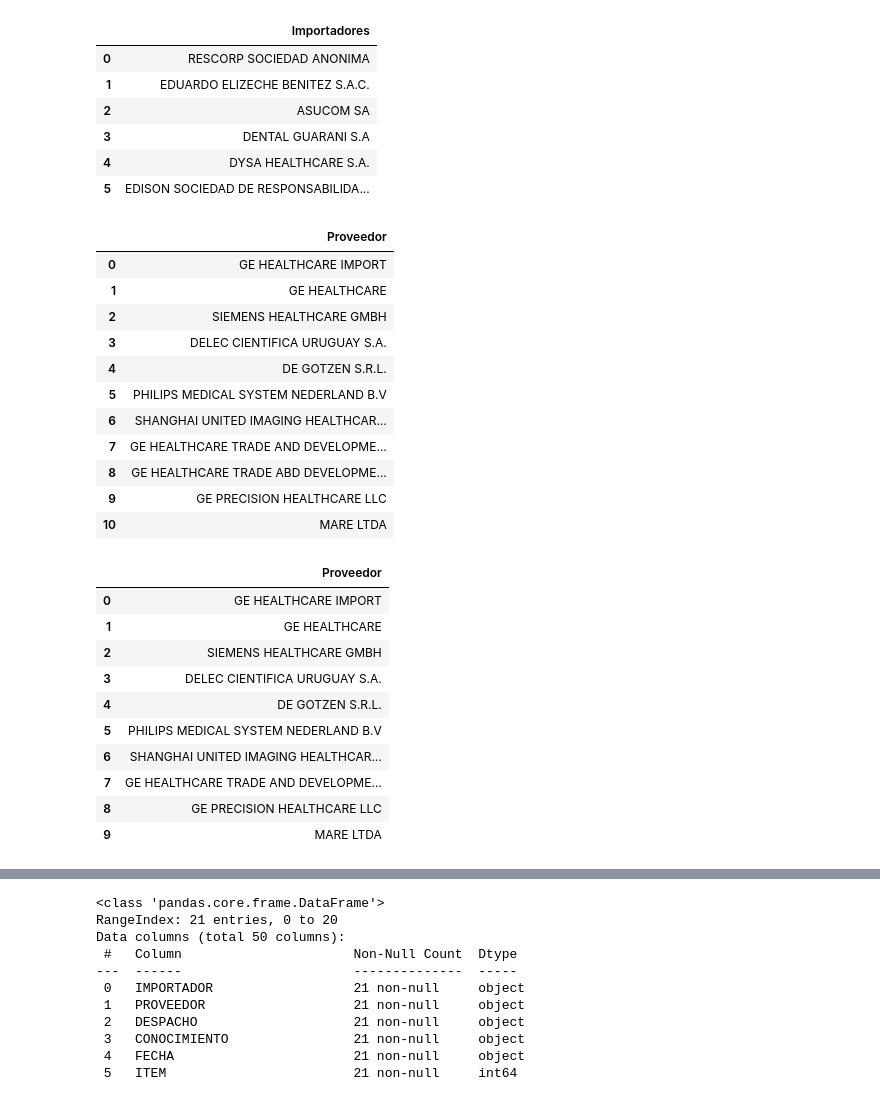
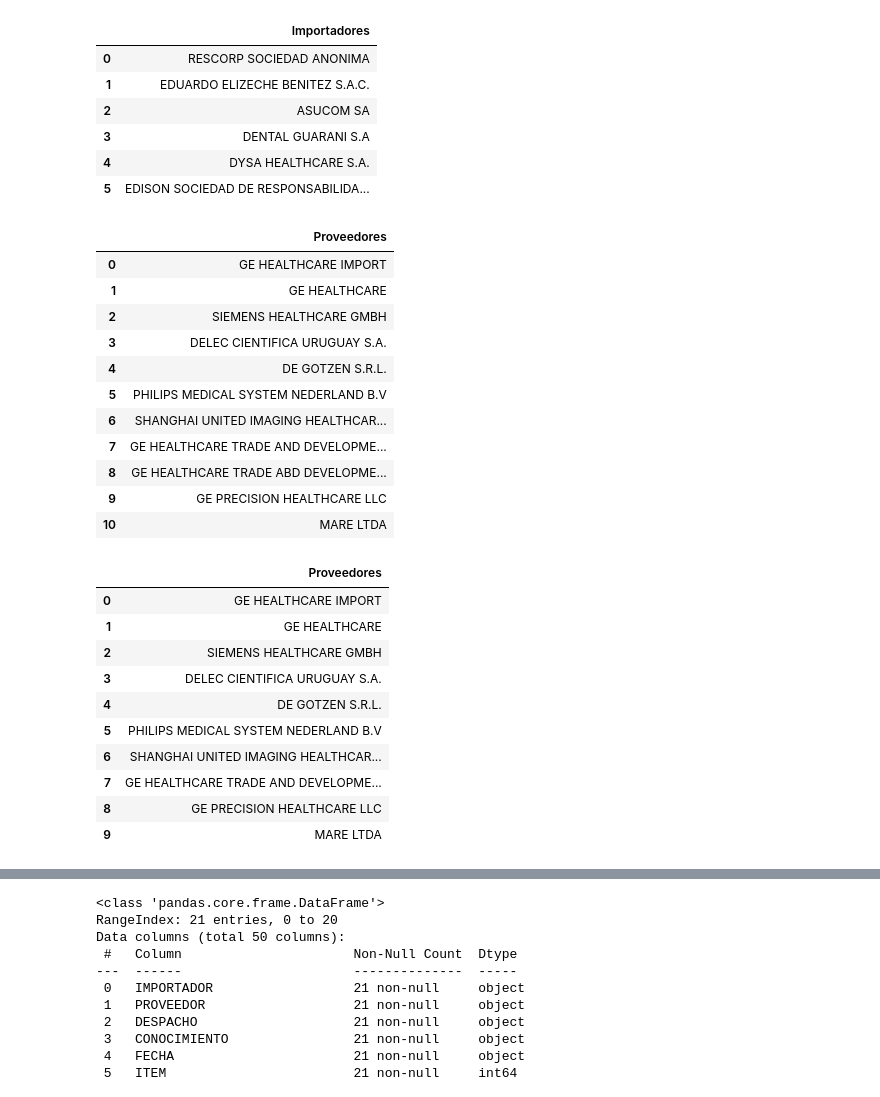
Before and after one commit to christian180492/An-lisis-Importaciones, a Jupyter notebook: Estudio_Importaciones_2022.ipynb, the cells around one changed output, grey strips where cells are left out. Drawn from its saved outputs; the diff is of its cells as text; code cells hidden in the pictures.

```diff
--- a/Estudio_Importaciones_2022.ipynb
+++ b/Estudio_Importaciones_2022.ipynb
@@ -58,9 +58,9 @@ pd.DataFrame(data_TC['IMPORTADOR'].unique(), columns=['Importadores'])
 | 4 | DYSA HEALTHCARE S.A. |
 | 5 | EDISON SOCIEDAD DE RESPONSABILIDA... |
 # %%
-pd.DataFrame(data_TC['PROVEEDOR'].unique(), columns=['Proveedor'])
+pd.DataFrame(data_TC['PROVEEDOR'].unique(), columns=['Proveedores'])
 # %% [output]
-|  | Proveedor |
+|  | Proveedores |
 | 0 | GE HEALTHCARE IMPORT |
 | 1 | GE HEALTHCARE |
 | 2 | SIEMENS HEALTHCARE GMBH |
@@ -75,9 +75,9 @@ pd.DataFrame(data_TC['PROVEEDOR'].unique(), columns=['Proveedor'])
 # %%
 data_TC['PROVEEDOR'] = data_TC['PROVEEDOR'].replace('GE HEALTHCARE TRADE ABD DEVELOPMENT LLC', 'GE HEALTHCARE TRADE AND DEVELOPMENT LLC')
 # %%
-pd.DataFrame(data_TC['PROVEEDOR'].unique(), columns=['Proveedor'])
+pd.DataFrame(data_TC['PROVEEDOR'].unique(), columns=['Proveedores'])
 # %% [output]
-|  | Proveedor |
+|  | Proveedores |
 | 0 | GE HEALTHCARE IMPORT |
 | 1 | GE HEALTHCARE |
 | 2 | SIEMENS HEALTHCARE GMBH |
```
Also changed, not shown: parts of 17 cells of this notebook.
